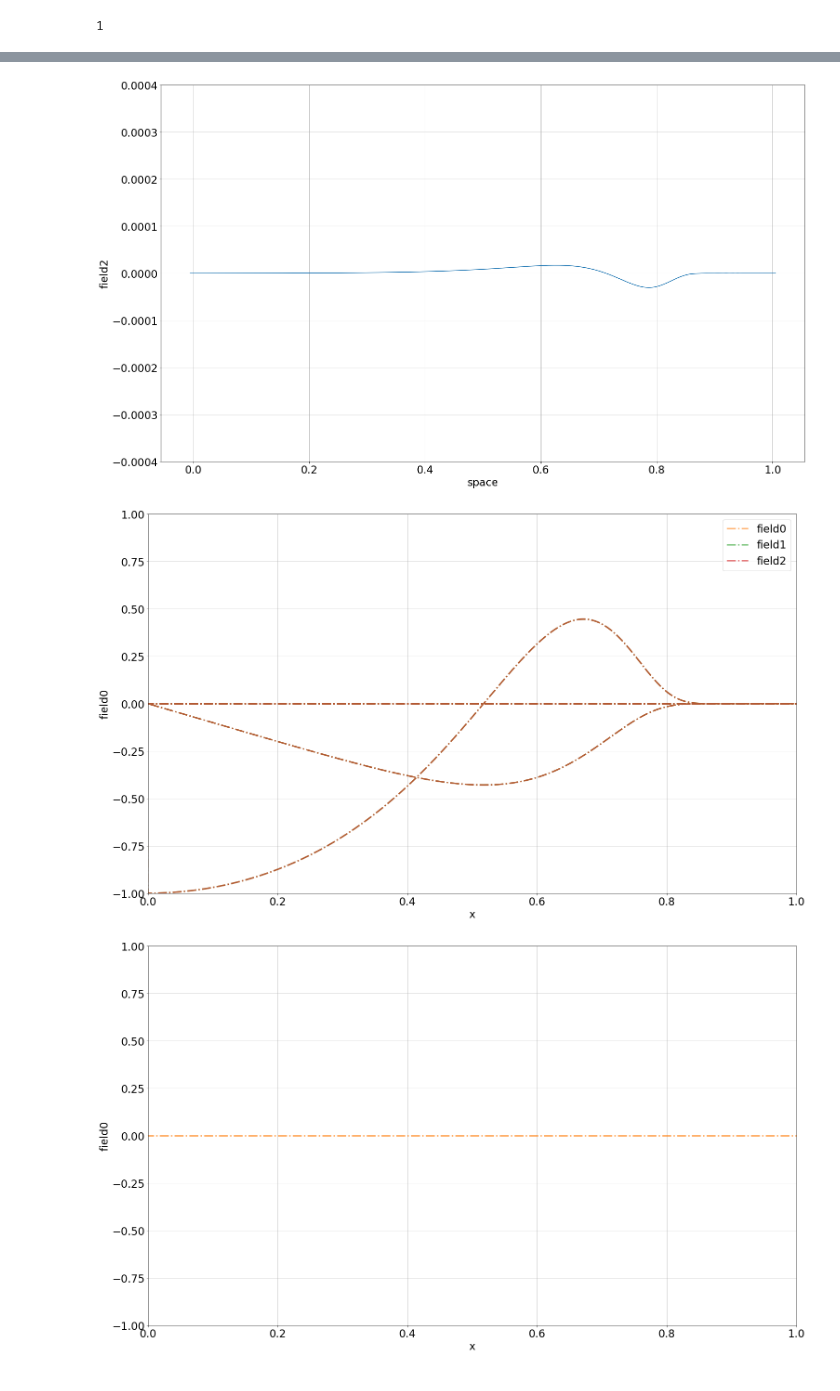
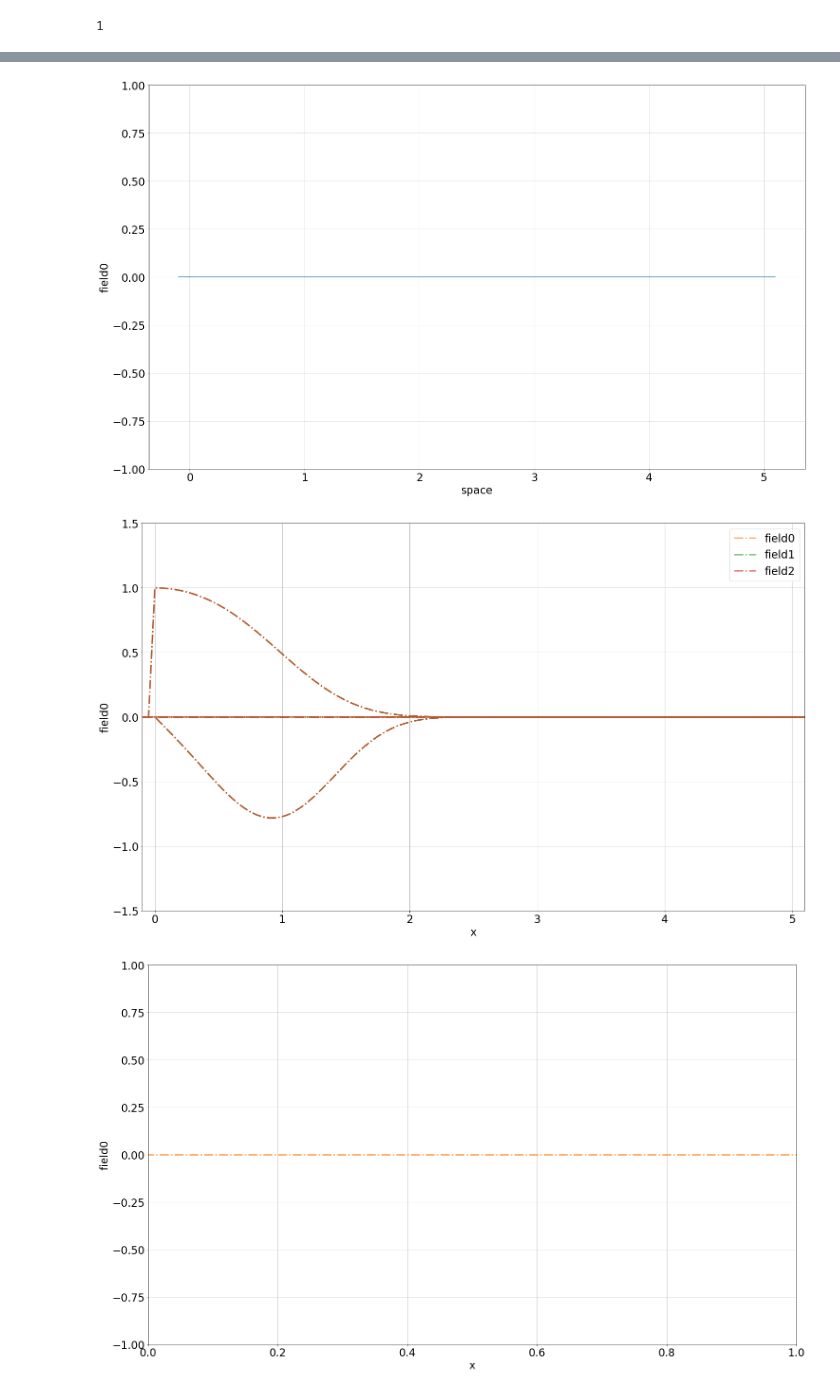
Before and after one commit to giulio-taiocchi/Master_thesis, a Jupyter notebook: Analysis_notebook.ipynb, the cells around one changed output, grey strips where cells are left out. Cells and saved outputs as stored; diff of their text form; code cells hidden in the pictures.

```diff
--- a/Analysis_notebook.ipynb
+++ b/Analysis_notebook.ipynb
@@ -97,6 +97,6 @@ big_DF[0][1][1]
 # %%
 for n in range(0,1):
-    for i in range(2,3):
+    for i in range(0,1):
             plt.plot(big_DF[n][i][0]['x'],big_DF[n][i][0]['field0'],alpha=0.7,markersize=25,label="field 0")
             plt.plot(big_DF[n][i][0]['x'],big_DF[n][i][0]['field1'],alpha=0.7,markersize=25,label="field 1")
             plt.plot(big_DF[n][i][0]['x'],big_DF[n][i][0]['field2'],alpha=0.7,markersize=10,label="field 2")
@@ -138,14 +142,15 @@ for i,t in enumerate(times[::2]):
         allruns_self_conv_test_vect.append(self_conv_test_vect)
 #plt.plot(times[::2], self_conv_test_vect,markersize=10,alpha=0.5,label=label_vector[0])
 """
-for n in [0]:
+for n in [2,5]:
     self_conv_test_vect = []
     for i,t in enumerate(times[0:-1]):
-        self_conv_test_vect.append( self_conv_test_spherical(big_DF[n][0][i],big_DF[n][1][i],big_DF[n][2][i],gl,gr,"field2") )
+        self_conv_test_vect.append( self_conv_test_spherical(big_DF[n][0][i],big_DF[n][1][i],big_DF[n][2][i],gl,gr,"field0") )
+
     allruns_self_conv_test_vect.append(self_conv_test_vect)
-    plt.plot(times[0:-1], self_conv_test_vect,'.-',markersize=10,alpha=0.4,label="epsilon="+epsilon[n])
-#plt.xlim(0,5)
-#plt.ylim(1.8,2.2)
+    plt.plot(times[0:-1], self_conv_test_vect,'.-',markersize=10,alpha=0.4,label=n)
+#plt.xlim(0,10)
+#plt.ylim(1.9,2.1)
 #plt.xlabel('time')
 plt.ylabel('convergence factor')
 plt.xlabel('time')
@@ -160,5 +165,5 @@ plt.legend()
 # %%
-n_ind = 4
+n_ind = 0
 self_conv_test_vect_pw = []
 for j in range(0,number_steps-1):
     self_conv_test_vect_pw.append(self_conv_test_pw(big_DF[n_ind][0][j], big_DF[n_ind][1][j], big_DF[n_ind][2][j],gl,gr,"field0"))
@@ -228,11 +233,11 @@ ani.save(data_name)
 # %%
 fig, ax = plt.subplots()
-field = 2
-h_ind = 2
+field = 0
+h_ind = 0
 big_DF_ind = 0
 data_name = "./data/"+model+"/data"+str(data[0])+"/field"+str(field)+".mp4"
-line, = ax.plot(big_DF[big_DF_ind][h_ind][0]['x'], big_DF[big_DF_ind][h_ind][0]['field'+str(field)])
-plt.ylim(-0.0004,0.0004)
+line, = ax.plot(big_DF[big_DF_ind][h_ind][0]['x'], big_DF[big_DF_ind][h_ind][0]['field'+str(field)]/Chi[h_ind])
+plt.ylim(-1,1)
 plt.xlabel('space')
 plt.ylabel('field'+str(field))
 #plt.xlim(-5,0)
@@ -240,22 +245,22 @@ plt.grid()
 
 def animate(i):
     #line.set_xdata(DF[0][i]['x'])
-    line.set_ydata(big_DF[big_DF_ind][h_ind][i]['field'+str(field)])  # update the data.
+    line.set_ydata(big_DF[big_DF_ind][h_ind][i]['field'+str(field)]/Chi[h_ind])  # update the data.
     return line,
 
 
 ani = animation.FuncAnimation(
-    fig, animate, interval=100, blit=True, save_count=number_steps-1)
+    fig, animate, interval=50, blit=True, save_count=number_steps-1)
 ani.save(data_name)
 # %% [output]
-[figure, old version]
+[figure, new version]
 # %%
 fields_to_print = ["field0","field1","field2"]
-h_ind = 2
+h_ind = 0
 big_DF_ind = 0
 data_name = "./data/"+model+"/data"+str(data[0])+"/fields.mp4"
 fig = plt.figure()
-ax1 = plt.axes(ylim=(-1,1),xlim=(0,domain_lenght))
+ax1 = plt.axes(ylim=(-1.5,1.5),xlim=(-float(dx)*gl,domain_lenght+float(dx)*gr))
 line, = ax1.plot([], [])
 plt.xlabel('x')
 plt.ylabel('field0')
@@ -278,35 +283,35 @@ def init():
         #line.set_data([x1,x2,x3,x4,x5,x6,x7],[y1,y2,y3,y4,y5,y6,y7])
     return lines
 
 
 
 
 
 def animate(i):
     for n,j in enumerate (fields_to_print):
         x[n] = big_DF[big_DF_ind][h_ind][0]['x']
         y[n] = big_DF[big_DF_ind][h_ind][i][j]
 
 
 
     xlist = x
     ylist = y
 
     #for index in range(0,1):
     for lnum,line in enumerate(lines):
         line.set_data(xlist[lnum], ylist[lnum]) # set data for each line separately.
 
     return lines
 
 # call the animator.  blit=True means only re-draw the parts that have changed.
 anim = animation.FuncAnimation(fig, animate, init_func=init,
-                               frames=int(number_steps/3-1), interval=75, blit=True)
+                               frames=int(number_steps-1), interval=75, blit=True)
 plt.legend()
 plt.grid()
 plt.show()
 anim.save(data_name)
 # %% [output]
-[figure, old version]
+[figure, new version]
 # %%
 fields_to_print = [0]
 h_ind = 2
```
Also changed, not shown: parts of 12 cells of this notebook, 5 other files.
